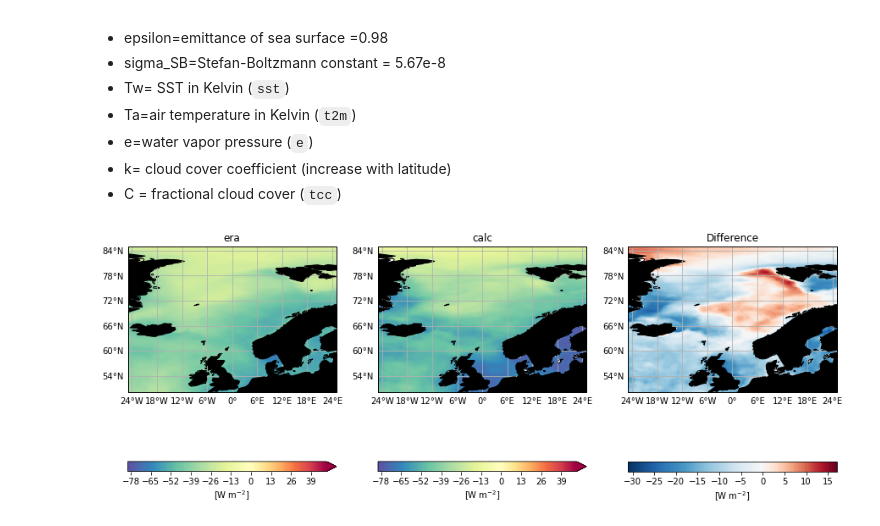
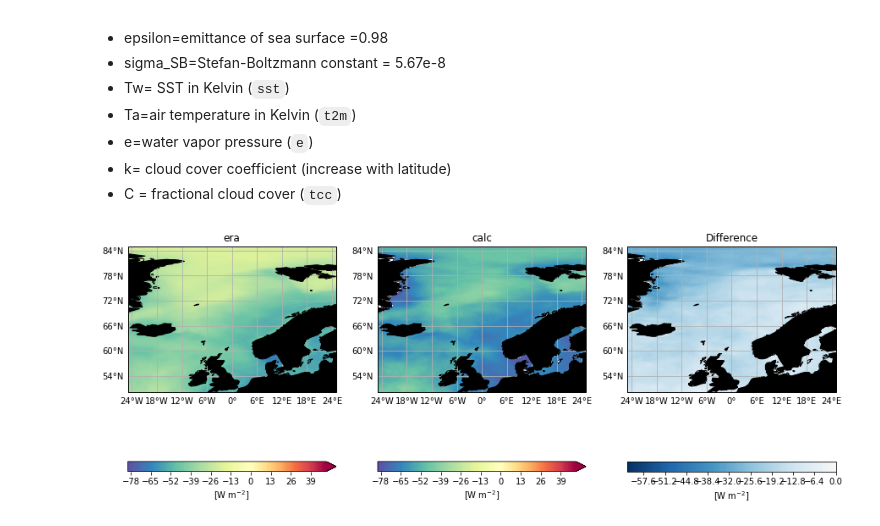
Before and after one commit to Xabier-Davila/GEOF_105, a Jupyter notebook: ERA5_fluxes.ipynb, the cells around one changed output. Cells and saved outputs as stored; diff of their text form; code cells hidden in the pictures.

Commit message:
Implemented rest of fluxes to ERA notebook

```diff
--- a/ERA5_fluxes.ipynb
+++ b/ERA5_fluxes.ipynb
@@ -52,13 +53,13 @@ from cartopy.mpl.gridliner import LONGITUDE_FORMATTER, LATITUDE_FORMATTER
 # package to center a colormap around 0
 from matplotlib.colors import TwoSlopeNorm
 
-def my_map(ax,lon,lat,data,levels=100,cmap='Spectral',title='',clabel='[W m$^{-2}$]',extend='neither'):
+def my_map(ax,lon,lat,data,levels=100,cmap='Spectral',title='',clabel='[W m$^{-2}$]',extend='neither',cmap_center=0):
     # set map extent
     ax.set_extent([-25,25,50,85])
 
     # plot the data on the map
     im = ax.contourf(lon,lat,data,cmap=cmap,levels=levels,transform=ccrs.PlateCarree(),
-                    norm = TwoSlopeNorm(0),extend=extend)
+                    norm = TwoSlopeNorm(cmap_center),extend=extend)
 
     # add some gridlines, land masses, coastlines and a title
     gl = ax.gridlines(draw_labels=True)
@@ -173,7 +175,7 @@ ssr_era = era_data.variables['ssr'][0,:,:] / sec_per_month
 # fill the fluxes dictionary with the shortwave fluxes
 fluxes['ssr_era'] = ssr_era
 fluxes['ssr_calc'] = ssr_calc
-fluxes['ssr_diff'] = ssr_calc - ssr
+fluxes['ssr_diff'] = ssr_calc - ssr_era
 
 # let's plot them and compare
 levels = np.arange(0,250,5)
@@ -204,28 +206,28 @@ Qb=epsilon*sigma_SB*(Tw)^4 (0.39-0.05(e)^0.5) (1-k*C^2) + 4epsilon*sigma_SB*(Tw)
 # %%
 sst = era_data.variables['sst'][0,:,:]
 sigma_SB = 5.67e-8
 epsilon = 0.98
 k = 0.7
 
-str_calc = -epsilon*sigma_SB*(sst)**4 *(0.39-0.05*(e)**0.5)*(1-k*(tcc)**2) + 4*epsilon*sigma_SB*(sst)**3 *(sst-t2m)
+str_calc = -epsilon*sigma_SB*(sst)**4 *(0.39-0.05*(e)**0.5)*(1-k*(tcc)**2) - 4*epsilon*sigma_SB*(sst)**3 *(sst-t2m)
 str_era = era_data.variables['str'][0,:,:] / sec_per_month
 
 # fill the fluxes dictionary with the shortwave fluxes
 fluxes['str_era'] = str_era
 fluxes['str_calc'] = str_calc
 fluxes['str_diff'] = str_calc - str_era
 
 # let's plot them and compare
 levels = np.arange(-80,50,1)
 
 # open the figure
 fig = plt.figure(figsize=(15,10))
 
 for i,var in enumerate(['str_era','str_calc']):
     ax = fig.add_subplot(1,3,i+1,projection=ccrs.PlateCarree())
     my_map(ax,lon,lat,fluxes[var],levels,'Spectral_r',extend='max',title=var.split('_')[-1])
 
 ax = fig.add_subplot(1,3,3,projection=ccrs.PlateCarree())
 my_map(ax,lon,lat,fluxes['str_diff'],100,'RdBu_r',title='Difference')
 # %% [output]
-[figure, old version]
+[figure, new version]
```
Also changed, not shown: parts of 8 cells of this notebook.
